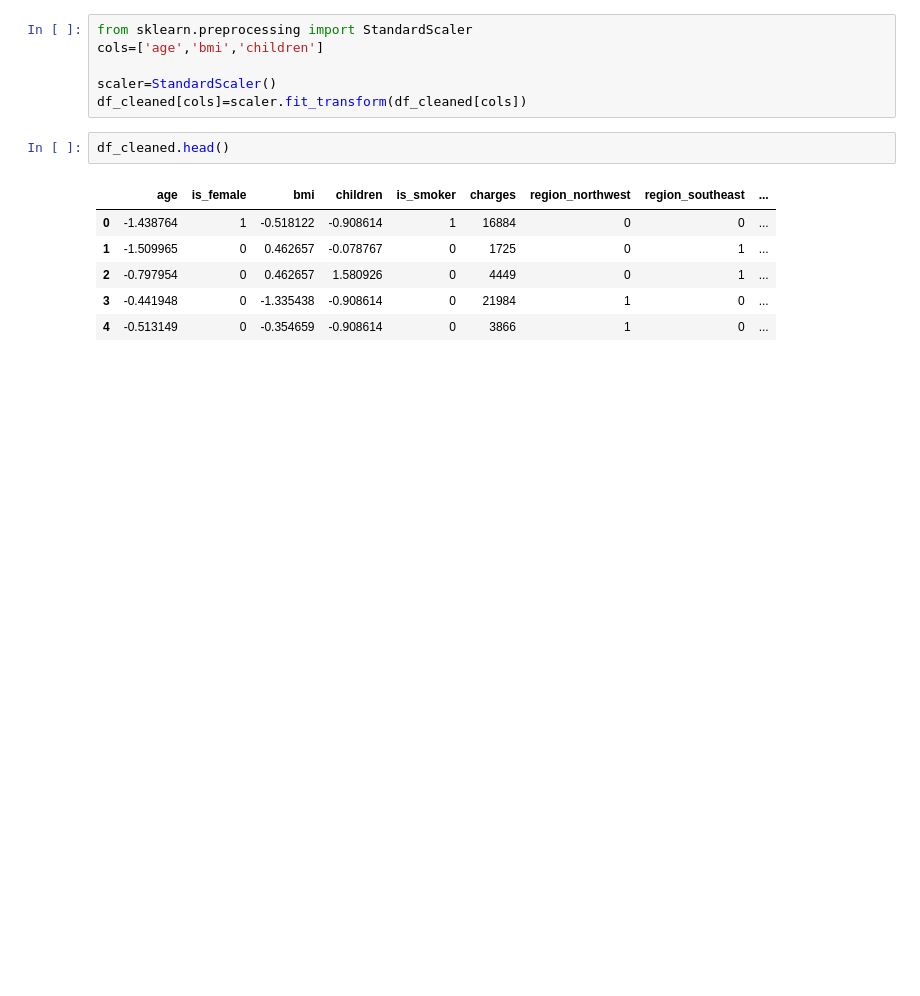
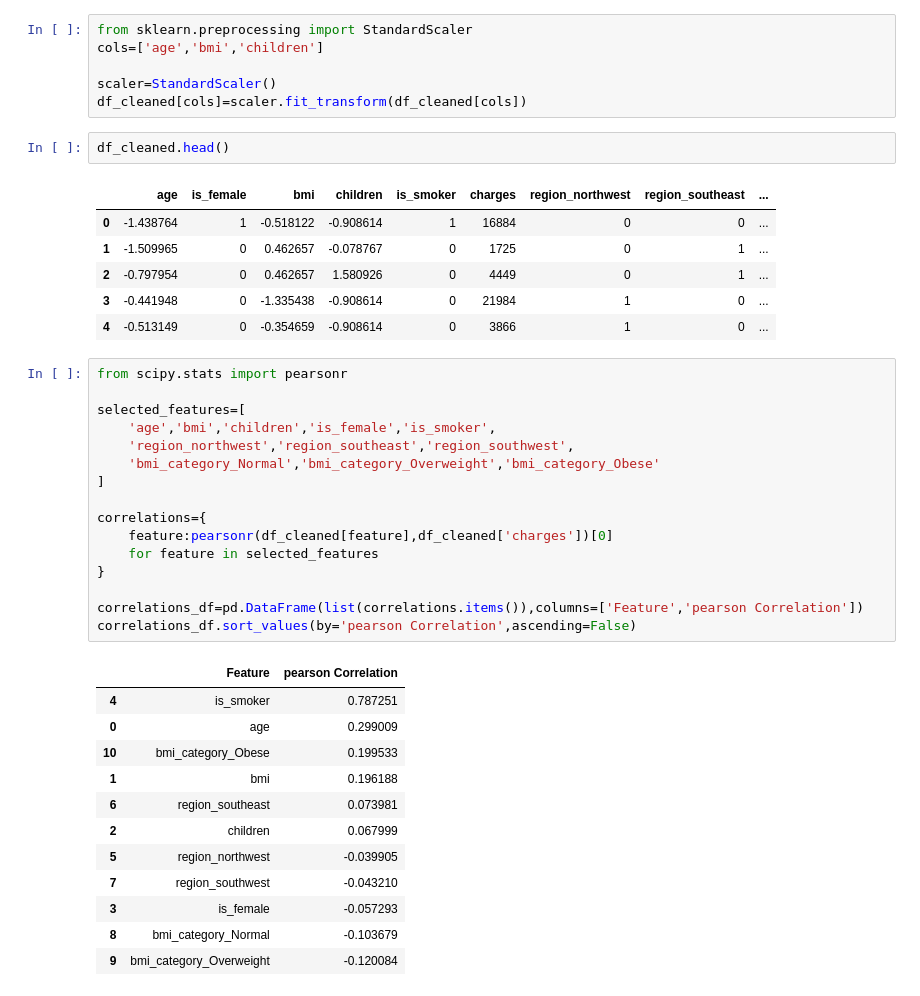
Before and after one commit to nur21horin/macine_learning, a Jupyter notebook: Insurance_data_preprocessing/Insurance.ipynb, the cells around one changed output. Saved outputs shown, nothing was run; the diff lists cells and outputs as text; blank space fills up the shorter version.

```diff
--- a/Insurance_data_preprocessing/Insurance.ipynb
+++ b/Insurance_data_preprocessing/Insurance.ipynb
@@ -307,3 +307,32 @@ df_cleaned.head()
 | 2 | -0.797954 | 0 | 0.462657 | 1.580926 | 0 | 4449 | 0 | 1 | ... |
 | 3 | -0.441948 | 0 | -1.335438 | -0.908614 | 0 | 21984 | 1 | 0 | ... |
 | 4 | -0.513149 | 0 | -0.354659 | -0.908614 | 0 | 3866 | 1 | 0 | ... |
+# %%
+from scipy.stats import pearsonr
+
+selected_features=[
+    'age','bmi','children','is_female','is_smoker',
+    'region_northwest','region_southeast','region_southwest',
+    'bmi_category_Normal','bmi_category_Overweight','bmi_category_Obese'
+]
+
+correlations={
+    feature:pearsonr(df_cleaned[feature],df_cleaned['charges'])[0]
+    for feature in selected_features
+}
+
+correlations_df=pd.DataFrame(list(correlations.items()),columns=['Feature','pearson Correlation'])
+correlations_df.sort_values(by='pearson Correlation',ascending=False)
+# %% [output]
+|  | Feature | pearson Correlation |
+| 4 | is_smoker | 0.787251 |
+| 0 | age | 0.299009 |
+| 10 | bmi_category_Obese | 0.199533 |
+| 1 | bmi | 0.196188 |
+| 6 | region_southeast | 0.073981 |
+| 2 | children | 0.067999 |
+| 5 | region_northwest | -0.039905 |
+| 7 | region_southwest | -0.043210 |
+| 3 | is_female | -0.057293 |
+| 8 | bmi_category_Normal | -0.103679 |
+| 9 | bmi_category_Overweight | -0.120084 |
```
